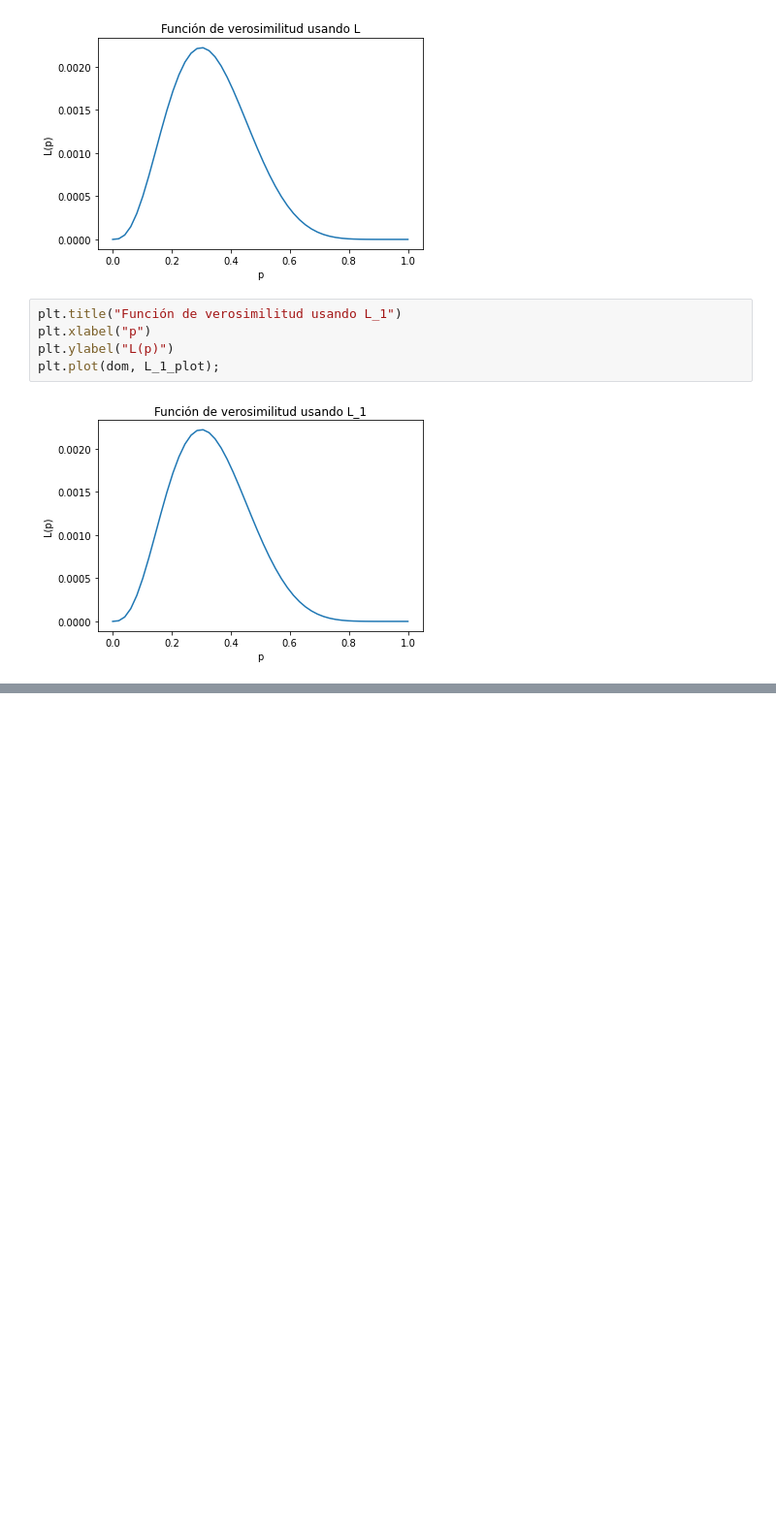
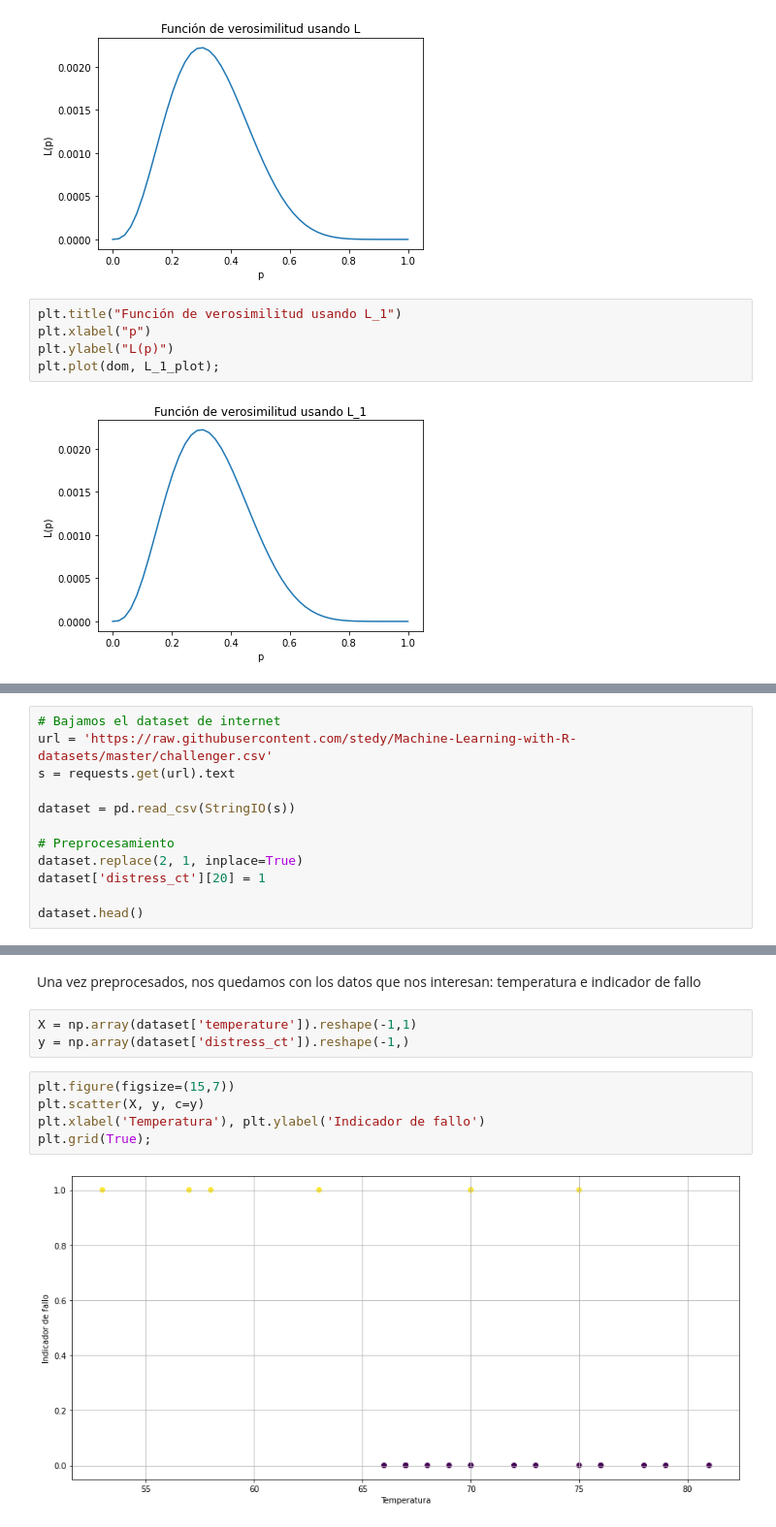
Before and after one commit to ivannpy/inferencia_estadistica, a Jupyter notebook: estimacion_puntual/Puntual_estimation.ipynb, the cells around one changed output, grey strips where cells are left out. Shown at 97% size. Drawn from its saved outputs; the diff is of its cells as text; blank space fills up the shorter version.

```diff
--- a/estimacion_puntual/Puntual_estimation.ipynb
+++ b/estimacion_puntual/Puntual_estimation.ipynb
@@ -253,0 +476,12 @@ dom[index_max]
+# %%
+# Bajamos el dataset de internet
+url = 'https://raw.githubusercontent.com/stedy/Machine-Learning-with-R-datasets/master/challenger.csv'
+s = requests.get(url).text
+
+dataset = pd.read_csv(StringIO(s))
+
+# Preprocesamiento
+dataset.replace(2, 1, inplace=True)
+dataset['distress_ct'][20] = 1
+
+dataset.head()
@@ -253,0 +495,12 @@ dom[index_max]
+# %% [markdown]
+Una vez preprocesados, nos quedamos con los datos que nos interesan: temperatura e indicador de fallo
+# %%
+X = np.array(dataset['temperature']).reshape(-1,1)
+y = np.array(dataset['distress_ct']).reshape(-1,)
+# %%
+plt.figure(figsize=(15,7))
+plt.scatter(X, y, c=y)
+plt.xlabel('Temperatura'), plt.ylabel('Indicador de fallo')
+plt.grid(True);
+# %% [output]
+[figure, added]
```
Also changed, not shown: parts of 36 cells of this notebook, 1 other file.
